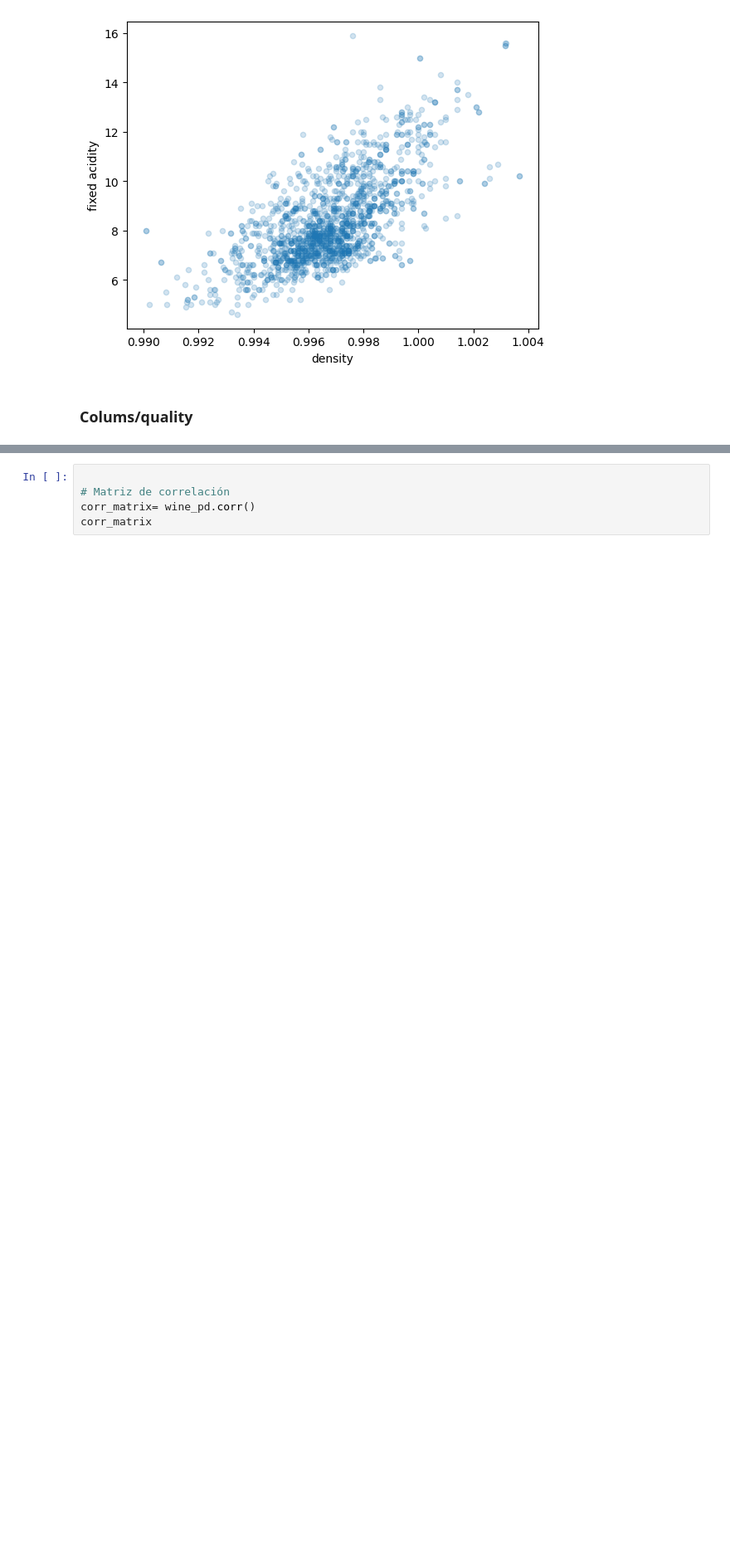
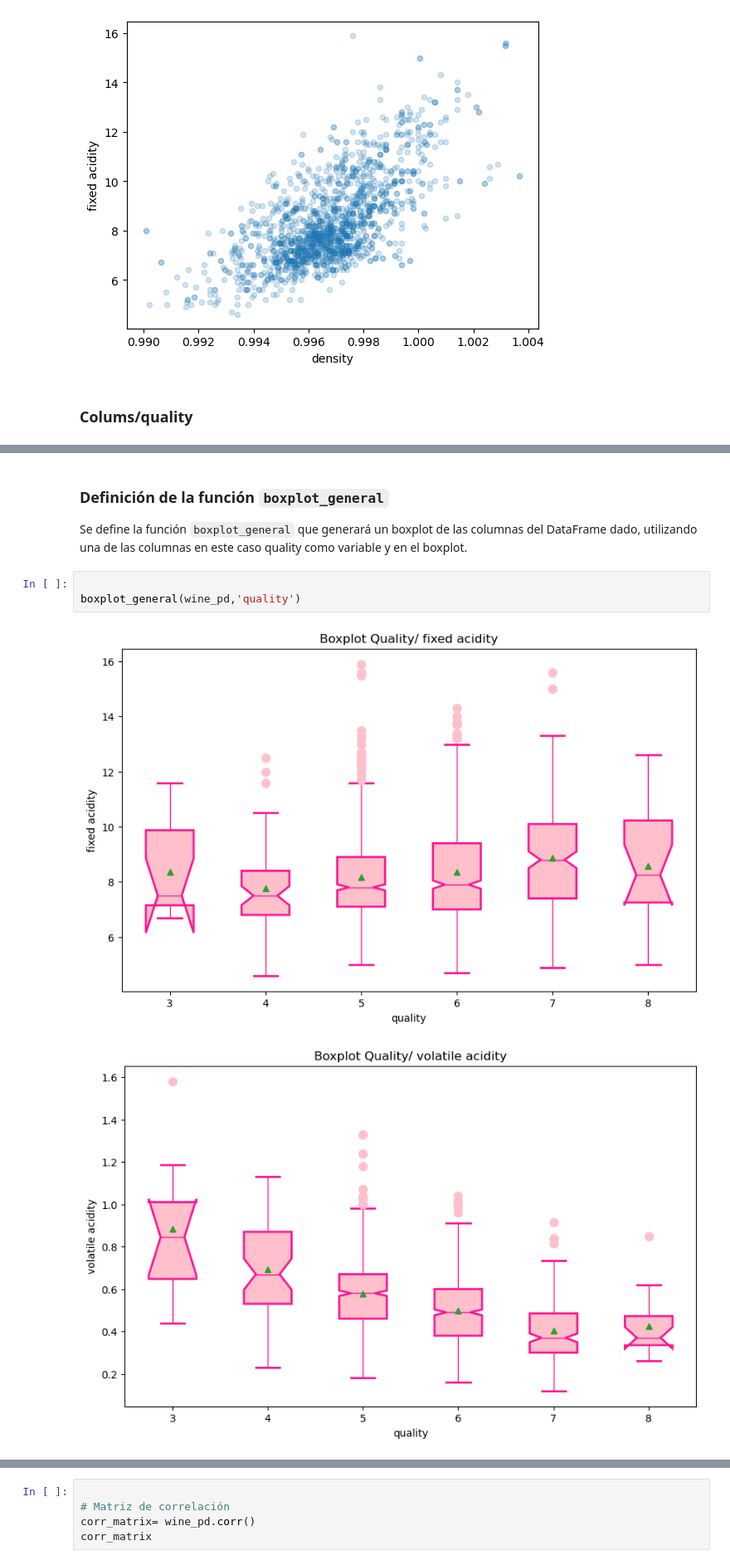
Before and after one commit to daferre01/BIGDATA-IA, a Jupyter notebook: IA/MachineLearning/wine.ipynb, the cells around one changed output, grey strips where cells are left out. Shown at 83% size. Saved outputs shown, nothing was run; the diff lists cells and outputs as text; blank space fills up the shorter version.

```diff
--- a/IA/MachineLearning/wine.ipynb
+++ b/IA/MachineLearning/wine.ipynb
@@ -258,0 +379,10 @@ for tipo in wine_pd.columns:
+# %% [markdown]
+### Definición de la función `boxplot_general`
+
+Se define la función `boxplot_general` que generará un boxplot de las columnas del DataFrame dado, utilizando una de las columnas en este caso quality como variable y en el boxplot.
+# %%
+
+boxplot_general(wine_pd,'quality')
+# %% [output]
+[figure, added]
+[figure, added]
```
Also changed, not shown: parts of 51 cells of this notebook, 3 other files.
